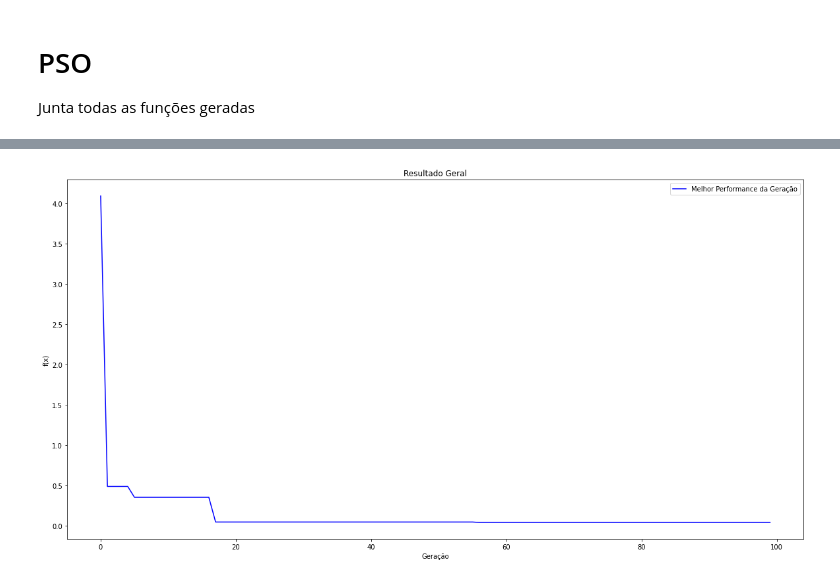
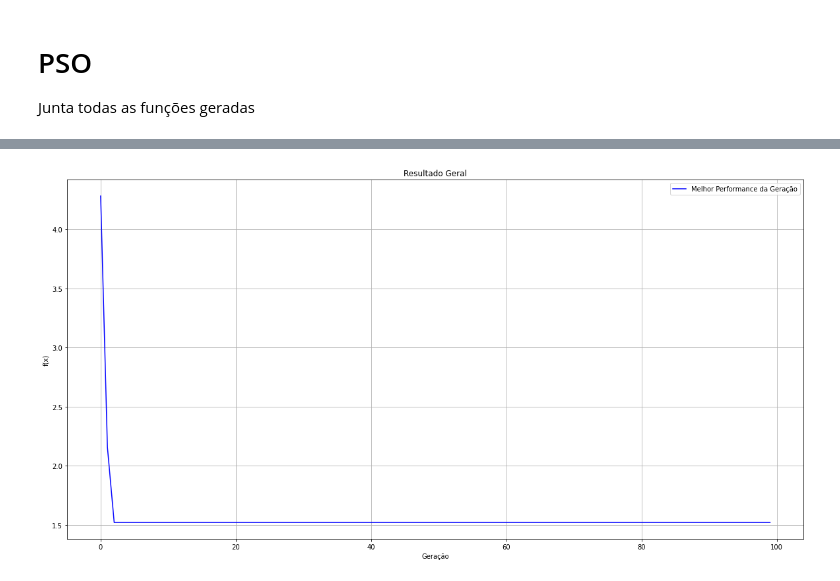
Before and after one commit to gilvandrocesardemedeiros/DCA_UFRN_IA, a Jupyter notebook: Unidade_3/IA_PSO.ipynb, the cells around one changed output, grey strips where cells are left out. Saved outputs shown, nothing was run; the diff lists cells and outputs as text; code cells hidden in the pictures.

```diff
--- a/Unidade_3/IA_PSO.ipynb
+++ b/Unidade_3/IA_PSO.ipynb
@@ -72,7 +64,9 @@ def best_particula_local(enxame,qnt_part):
     result = rastrigin(enxame['Pos'][i])
     if result <= enxame['Loc'][i]:
       enxame['Loc'][i] = result
-      enxame['PosLoc'][i] = enxame['Pos'][i]
+      enxame['PosLoc'][i] = enxame['Pos'][i].copy()
+
+  return enxame
 # %%
 best_particula_local(enx,10)
 print(enx['Loc'])
@@ -108,7 +102,6 @@ print(bg,pos)
 # Calcular a nova velocidade e posição (terceiro laço For)
 # %%
 def calc_vel_pos(enxame,qnt_part,w_inertia,c1_personal_best,c2_social_best,pos_best_global,lim_vel,lim_pos):
-
   for i in range(qnt_part):
     for j in range(3):
       v_ant = enxame['Vel'][i][j]
@@ -116,11 +109,11 @@ def calc_vel_pos(enxame,qnt_part,w_inertia,c1_personal_best,c2_social_best,pos_b
       posicao = enxame['Pos'][i][j]
       p_global = pos_best_global[j]
       #atualiza velocidade em dimensao j
-      #r1 = random.uniform(0,1)
-      #r2 = random.uniform(0,1)
+#      r1 = random.uniform(0,1)
+#      r2 = random.uniform(0,1)
       r1 = 1
       r2 = 1
-      vid = w_inertia*v_ant + c1_personal_best*r1*(p_local-posicao) + c2_social_best*r2*(p_global-posicao)
+      vid = w_inertia * v_ant + c1_personal_best * r1 * (p_local - posicao) + c2_social_best * r2 * (p_global - posicao)
 
       if vid > lim_vel:
         vid = lim_vel
@@ -137,6 +130,8 @@ def calc_vel_pos(enxame,qnt_part,w_inertia,c1_personal_best,c2_social_best,pos_b
 
       enxame['Vel'][i][j] = vid
       enxame['Pos'][i][j] = pid
+
+  return enxame
 # %% [markdown]
 # Plot aproveitado do algoritmo de GA
 
@@ -145,15 +140,14 @@ Foi retirado o plot da média por iteração pq ela não mostra nada para PSO
 def plot_resultados(resultados):
 
     # Resultado Geral
+    plt.figure(figsize=(20,10))
     plt.plot(resultados, 'blue')
-
     plt.title('Resultado Geral')
     plt.xlabel('Geração')
     plt.ylabel('f(x)')
     plt.legend(['Melhor Performance da Geração'])
-    plt.rcParams['figure.figsize'] = (20,10)
-
-    plt.figure()
+    plt.grid()
+    plt.show()
 # %% [markdown]
 # PSO
 
@@ -168,14 +162,13 @@ def PSO(qnt_part,n_inter,w_inertia,c1_personal_best,c2_social_best,lim_vel,lim_p
   resultados = []
   for i in range(n_iter):
     #melhor local
-    best_particula_local(enxame,qnt_part)
+    enxame = best_particula_local(enxame,qnt_part)
 
     #melhor global
     bg,pos_bg = best_global(enxame,qnt_part,bg,pos_bg)
 
     #novas posicoes e velocidades
-    calc_vel_pos(enxame,qnt_part,w_inertia,c1_personal_best,c2_social_best,pos_bg,lim_vel,lim_pos)
-
+    enxame = calc_vel_pos(enxame,qnt_part,w_inertia,c1_personal_best,c2_social_best,pos_bg,lim_vel,lim_pos)
 
     #pegar melhor resultado da iteração
     resultados.append(bg)
@@ -189,12 +442,13 @@ def PSO(qnt_part,n_inter,w_inertia,c1_personal_best,c2_social_best,lim_vel,lim_p
 # %%
+#Teste 14
 %%time
 
 qnt_part = 1000
 n_iter = 100
-w_inertia =1      #existe, mas n mexeremos
+w_inertia = 1      #existe, mas n mexeremos
 c1_personal_best = 0.5
-c2_social_best = 0.9
-lim_velocidade = 3  #saturação
+c2_social_best = 0.5
+lim_velocidade = 2  #saturação
 lim_pos = 5.12    #limitar posição, para seguir a exigencia da função rastrigin
 seed = 42
 
@@ -207 +459 @@ Wall time: 623 ms
-[figure, old version]
+[figure, new version]
```
Also changed, not shown: parts of 20 cells of this notebook.
